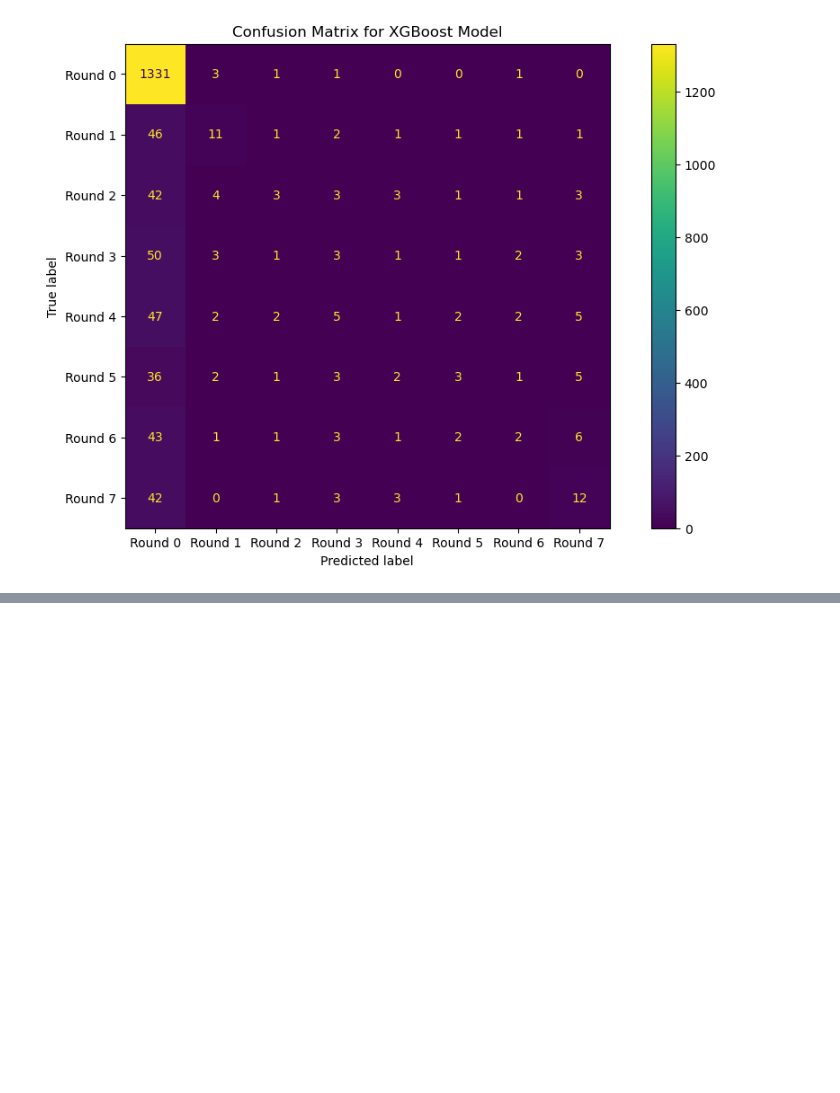
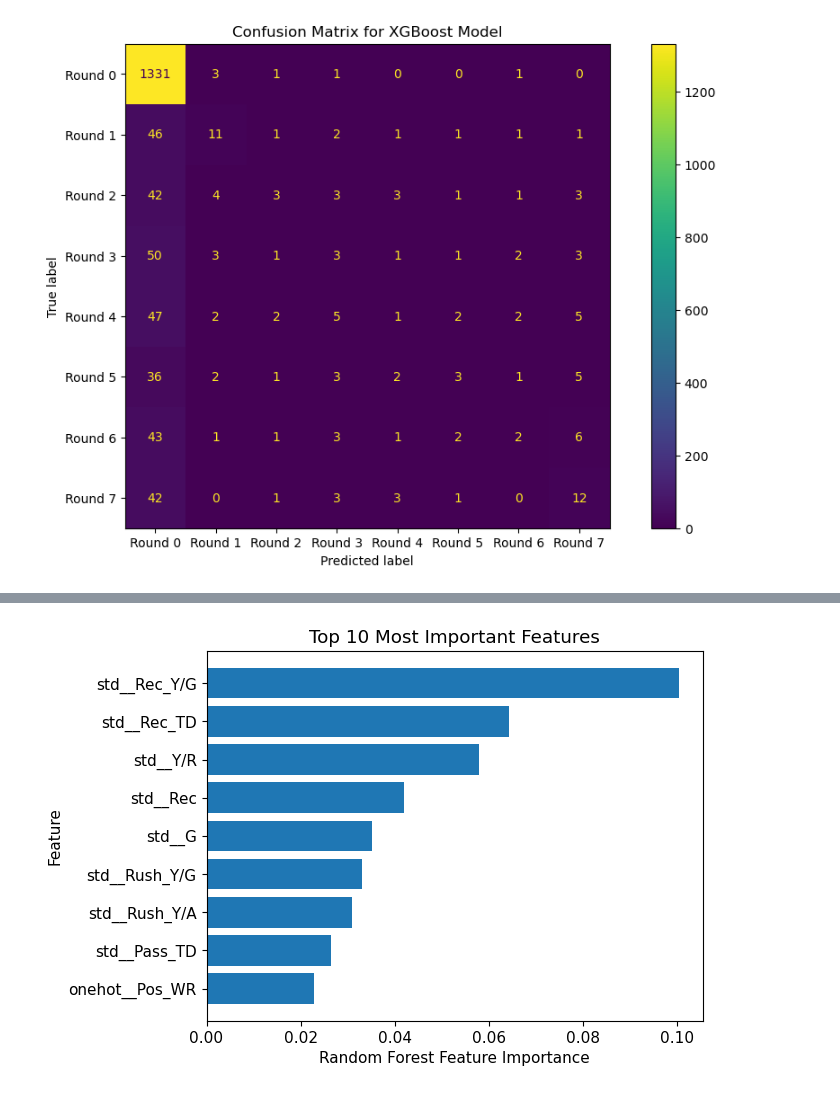
Before and after one commit to ckourkou/DATA-1030-Final-Project, a Jupyter notebook: Draft Round Project.ipynb, the cells around one changed output, grey strips where cells are left out. Saved outputs shown, nothing was run; the diff lists cells and outputs as text; code cells hidden in the pictures; blank space fills up the shorter version.

```diff
--- a/Draft Round Project.ipynb
+++ b/Draft Round Project.ipynb
@@ -1278,0 +1355,18 @@ plt.show()
+# %%
+best_pipeline = model.best_estimator_
+rf_feature_importances = best_pipeline.named_steps['randomforestclassifier'].feature_importances_
+# print(rf_feature_importances)
+
+importance_df = pd.DataFrame({
+    'Feature': rf_ftrs_names_prep[best_rand_state],
+    'Importance': rf_feature_importances
+}).sort_values(by='Importance', ascending=False)
+# %%
+plt.barh(importance_df['Feature'][1:10], importance_df['Importance'][1:10])
+plt.gca().invert_yaxis()
+plt.xlabel("Random Forest Feature Importance")
+plt.ylabel("Feature")
+plt.title("Top 10 Most Important Features")
+plt.show()
+# %% [output]
+[figure, added]
```
Also changed, not shown: parts of 8 cells of this notebook, 1 other file.
